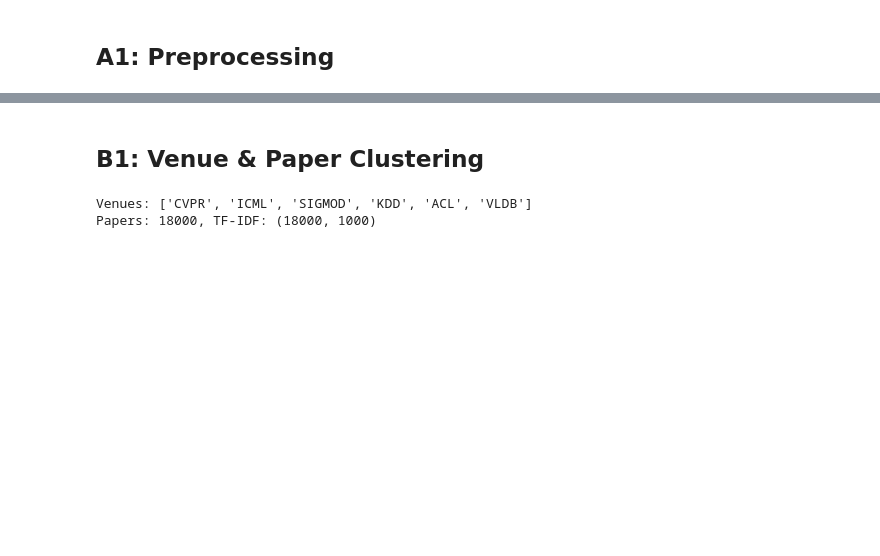
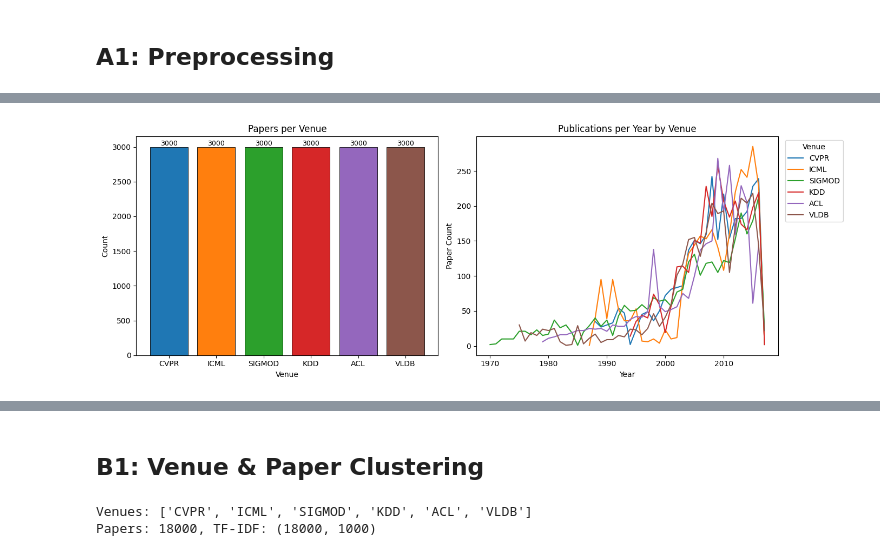
Before and after one commit to Paz77/DataScienceProject, a Jupyter notebook: research_dna_analysis.ipynb, the cells around one changed output, grey strips where cells are left out. Saved outputs shown, nothing was run; the diff lists cells and outputs as text; code cells hidden in the pictures; blank space fills up the shorter version.

```diff
--- a/research_dna_analysis.ipynb
+++ b/research_dna_analysis.ipynb
@@ -211,0 +245,28 @@ All outputs saved!
+# %%
+fig, axes = plt.subplots(1, 2, figsize=(14, 5))
+
+# Bar chart: papers per venue
+counts = df['abbr'].value_counts().reindex(abbr_list)
+axes[0].bar(counts.index, counts.values,
+            color=[palette[a] for a in counts.index], edgecolor='k', linewidth=0.6)
+axes[0].set_title('Papers per Venue')
+axes[0].set_ylabel('Count')
+axes[0].set_xlabel('Venue')
+for i, v in enumerate(counts.values):
+    axes[0].text(i, v + 20, str(v), ha='center', fontsize=9)
+
+# Line chart: publications per year per venue
+year_counts = df.groupby(['year', 'abbr']).size().reset_index(name='count')
+for abbr in abbr_list:
+    sub = year_counts[year_counts['abbr'] == abbr].sort_values('year')
+    axes[1].plot(sub['year'], sub['count'], label=abbr, color=palette[abbr], linewidth=1.5)
+axes[1].set_title('Publications per Year by Venue')
+axes[1].set_xlabel('Year')
+axes[1].set_ylabel('Paper Count')
+axes[1].legend(title='Venue', bbox_to_anchor=(1.01, 1), loc='upper left')
+
+plt.tight_layout()
+plt.savefig('./data/a2_papers_per_venue_year.png', dpi=150, bbox_inches='tight')
+plt.show()
+# %% [output]
+[figure, added]
```
Also changed, not shown: parts of 15 cells of this notebook, 1 other file.
